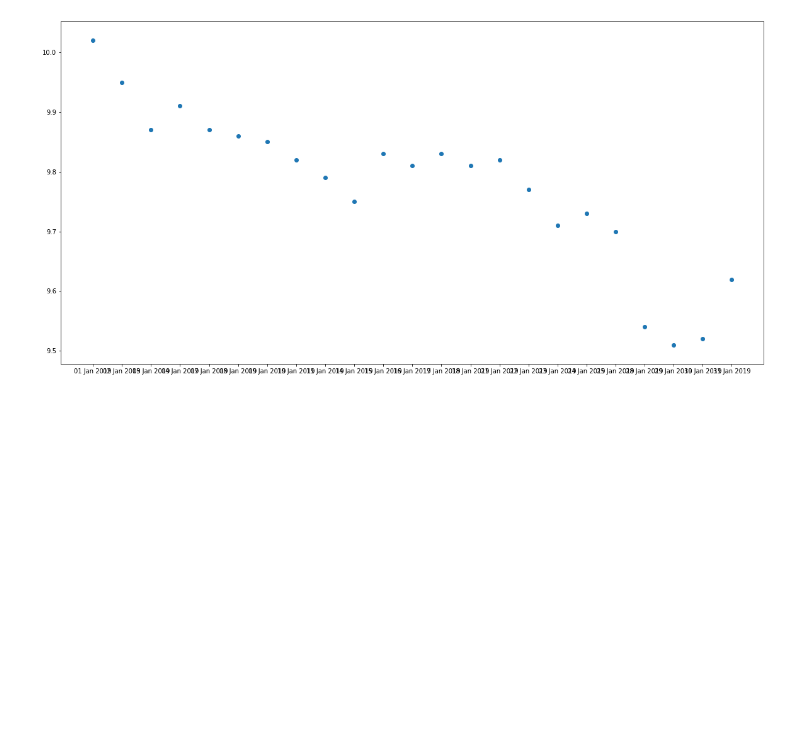
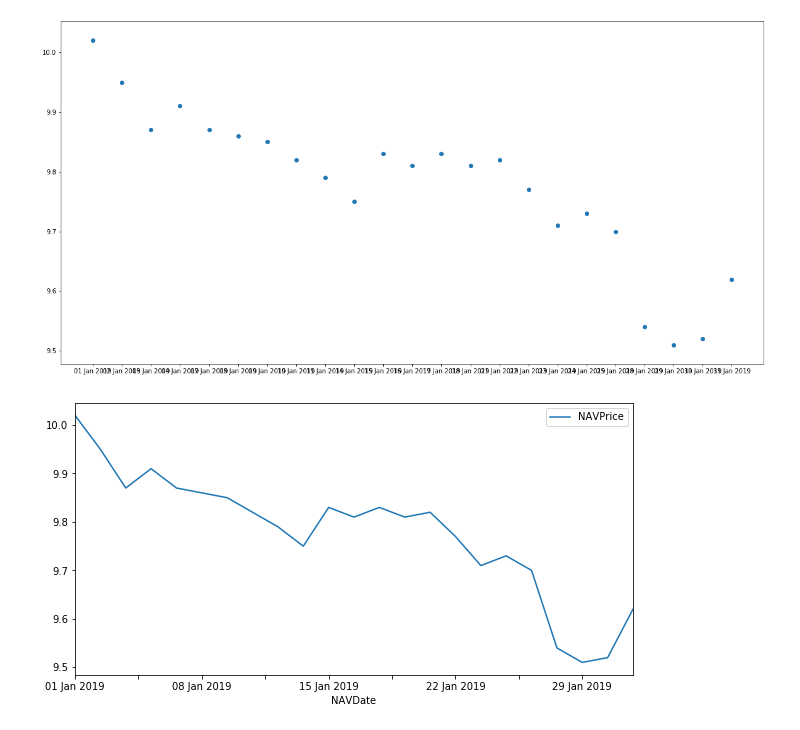
Before and after one commit to Drila42/Dumpyard-Playground, a Jupyter notebook: t2.ipynb, the cells around one changed output. Drawn from its saved outputs; the diff is of its cells as text; code cells hidden in the pictures; blank space fills up the shorter version.

Commit message:
line chart

```diff
--- a/t2.ipynb
+++ b/t2.ipynb
@@ -42,3 +37,11 @@ plt.scatter(x,y)
 plt.show()
 # %% [output]
 [figure]
+# %%
+
+
+
+a.plot.line(x="NAVDate",y="NAVPrice",figsize=(10,5))
+plt.show()
+# %% [output]
+[figure, added]
```
Also changed, not shown: parts of 1 cell of this notebook.
